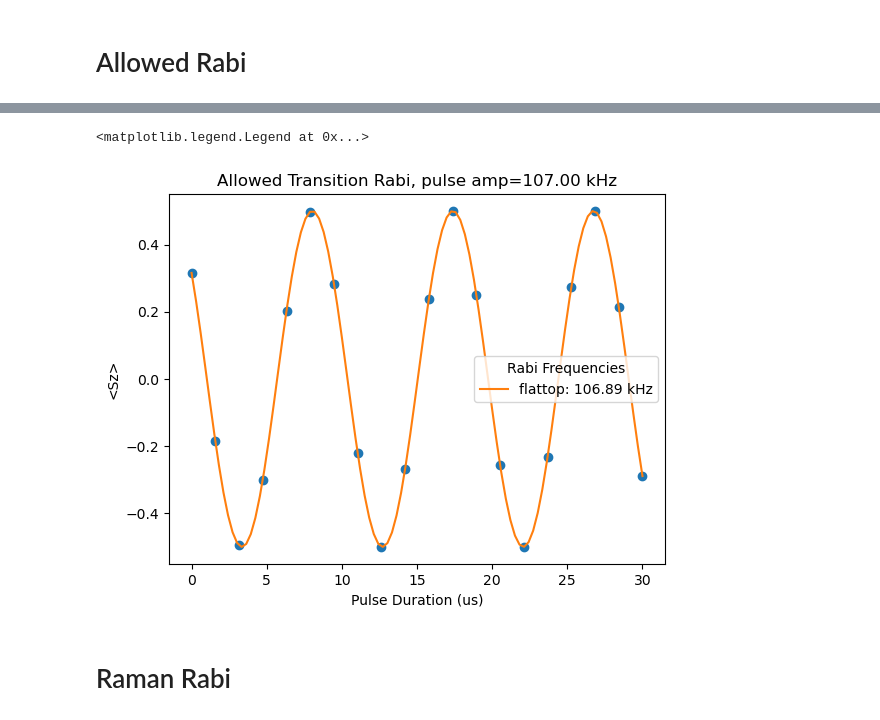
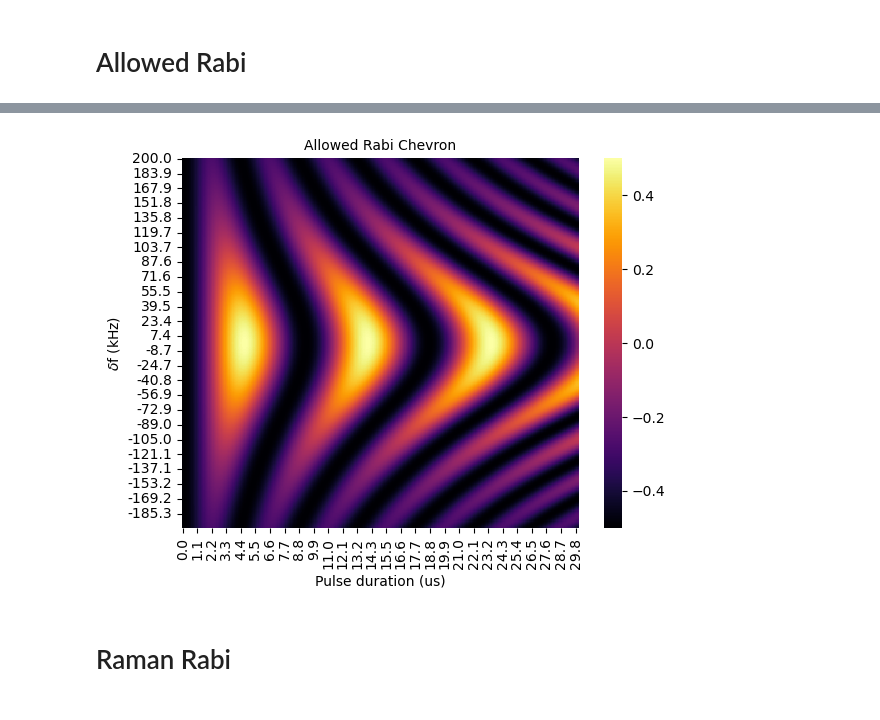
Before and after one commit to Quantronics/SpinDynamics, a Jupyter notebook: raman_decay.ipynb, the cells around one changed output, grey strips where cells are left out. Saved outputs shown, nothing was run; the diff lists cells and outputs as text; code cells hidden in the pictures.

```diff
--- a/SpinDynamics_single_nucleus_decay_channel.ipynb
+++ b/raman_decay.ipynb
@@ -325,24 +256,54 @@ sz_falttop = get_allowed_rabi(0, amp, pulse_duration)
-# %%
-fit_axis = np.linspace(0, 30, 100)
-
-def rabi_fit(t,f,a,b,c):
-    return a*(b + np.cos(2*np.pi*f*t+c))
-
-plt.figure()
-
-guess = [0.05*drive_amp_convert/1000, 0.5, 0, 0]
-popt, pcov = curve_fit(rabi_fit, pulse_duration, sz_falttop, guess)
-
-plt.title("Allowed Transition Rabi, pulse amp=%.2f kHz"%(amp/2/np.pi*1000))
-plt.plot(pulse_duration, sz_falttop, 'o')
-plt.plot(fit_axis, rabi_fit(fit_axis, *popt), '', alpha=1, label="flattop: %.2f kHz"%(popt[0]*1000))
-
-plt.xlabel("Pulse Duration (us)")
-plt.ylabel("<Sz>")
-plt.legend(title = 'Rabi Frequencies')
-# %% [output]
-<matplotlib.legend.Legend at 0x...>
-[figure, removed]
+# %%
+def get_allowed_rabi_cheveron(allowed_chevron_det, amp, pulse_duration):
+    chevron_rabi = []
+    for det in (tqdm(allowed_chevron_det)):
+        pool = Pool(worker_count//2)
+
+        args = [(H, ket0, det, amp, A, dur, Sz, nI) for dur in pulse_duration]
+
+        rab_ft = pool.starmap(mp_get_allowed_rabi, args)
+
+        pool.close()
+
+        chevron_rabi.append(rab_ft)
+    return chevron_rabi
+pulse_duration = np.linspace (0, 30, 300)
+allowed_chevron_det = np.linspace(-200, 200, 300)/1e3*2*np.pi
+allowed_rabi_cheveron = get_allowed_rabi_cheveron(allowed_chevron_det, amp, pulse_duration)
+# %%
+import seaborn as sns
+import pandas as pd
+
+def plot_2d_sweep(data,x=[],y=[],xlabel = '',ylabel = '',clabel = '',title = '',xtick = 'auto',ytick = 'auto',
+                  centre = None,vmin = None,vmax = None,cmap = sns.diverging_palette(240, 10, n=361),
+                  horizontal_ticks = False, fontsize = None):
+    """
+    Generic plotting function for 2D datasets
+    """
+    if len(x)==0: x = np.linspace(0, data.shape[1]-1, data.shape[1], dtype = int)
+    if len(y)==0: y = np.linspace(0, data.shape[0]-1, data.shape[0], dtype = int)
+    fieldsweep_df = pd.DataFrame(data=np.flip(data,axis = 0),index=np.flip(y,axis = 0),columns=x)
+    #else: fieldsweep_df = pd.DataFrame(data=data)
+    # fieldsweep_df = data
+    ax = sns.heatmap(fieldsweep_df, xticklabels = xtick, yticklabels = ytick,cmap = cmap,center = centre,vmin = vmin, vmax = vmax)#,center = -100,cmap = sns.diverging_palette(240, 10, n=361))
+    ax.collections[0].colorbar.set_label(clabel, fontsize = fontsize)
+    ax.collections[0].colorbar.ax.tick_params(labelsize=fontsize)
+    plt.tick_params(labelsize = fontsize)
+    plt.xlabel(xlabel, fontsize = fontsize)
+    plt.ylabel(ylabel, fontsize = fontsize)
+    if horizontal_ticks == True:
+        plt.xticks(rotation=0)
+        plt.yticks(rotation=0)
+    plt.xticks(rotation=90)
+    plt.title(title, fontsize = fontsize)
+x = ['%.1f'%i for i in pulse_duration]
+y = ['%.1f'%i for i in allowed_chevron_det*1e3/2/np.pi]
+
+plot_2d_sweep(allowed_rabi_cheveron,x,y,xlabel = 'Pulse duration (us)',ylabel = r'$\delta$f (kHz)',clabel = '',title = 'Allowed Rabi Chevron',xtick = 'auto',ytick = 'auto',
+                  centre = None,vmin = None,vmax = None,cmap = 'inferno',
+                  horizontal_ticks = False, fontsize = None)
+# %% [output]
+[figure, added]
 # %% [markdown]
 # Raman Rabi
 # %% [markdown]
```
Also changed, not shown: parts of 23 cells of this notebook, 6 other files.
